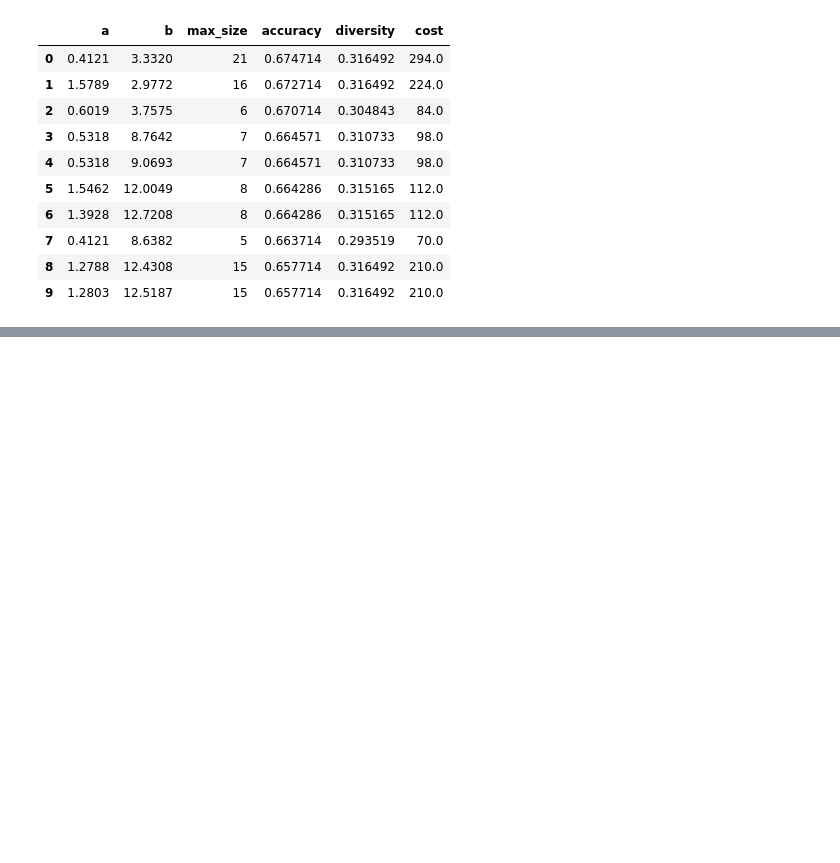
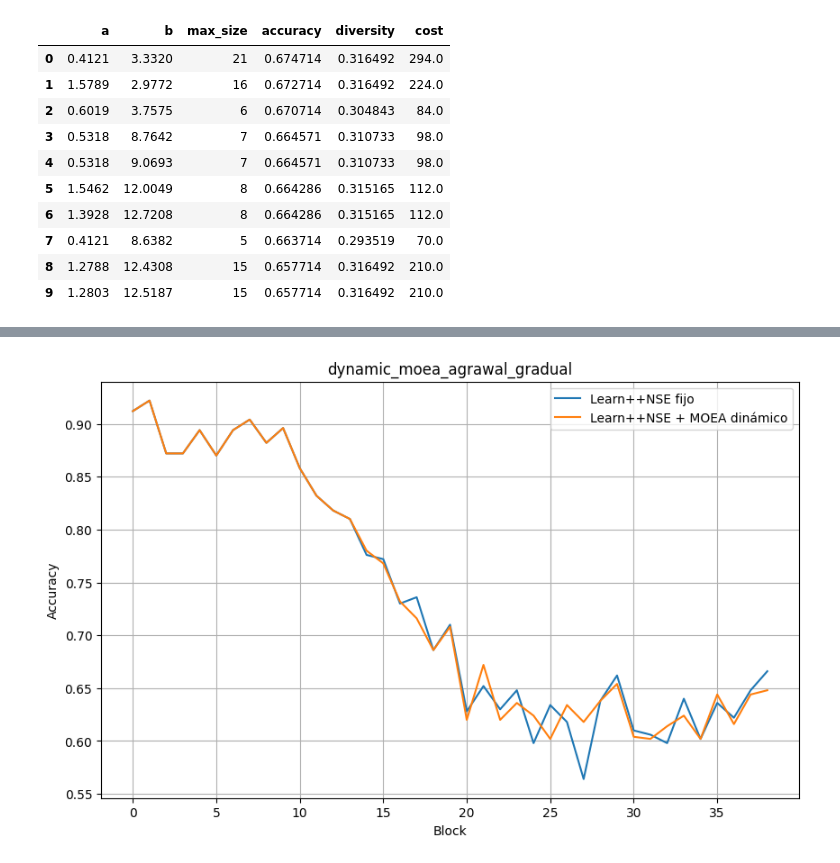
Before and after one commit to edubzq/Concept_drift, a Jupyter notebook: Notebook_pasivos.ipynb, the cells around one changed output, grey strips where cells are left out. Cells and saved outputs as stored; diff of their text form; code cells hidden in the pictures; blank space fills up the shorter version.

```diff
--- a/Notebook_pasivos.ipynb
+++ b/Notebook_pasivos.ipynb
@@ -144,0 +247,5 @@ df_pareto
+# %%
+from IPython.display import Image, display
+display(Image(filename="plots/dynamic_moea_agrawal_gradual.png"))
+# %% [output]
+[figure, added]
```
Also changed, not shown: parts of 6 cells of this notebook, 23 other files.
